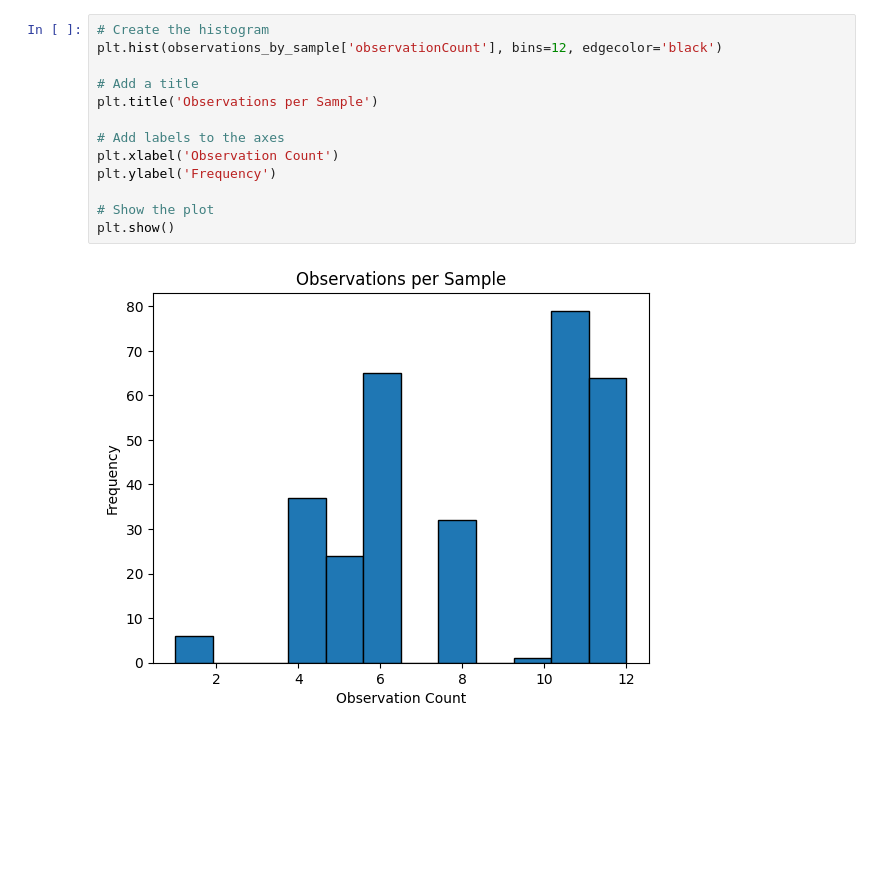
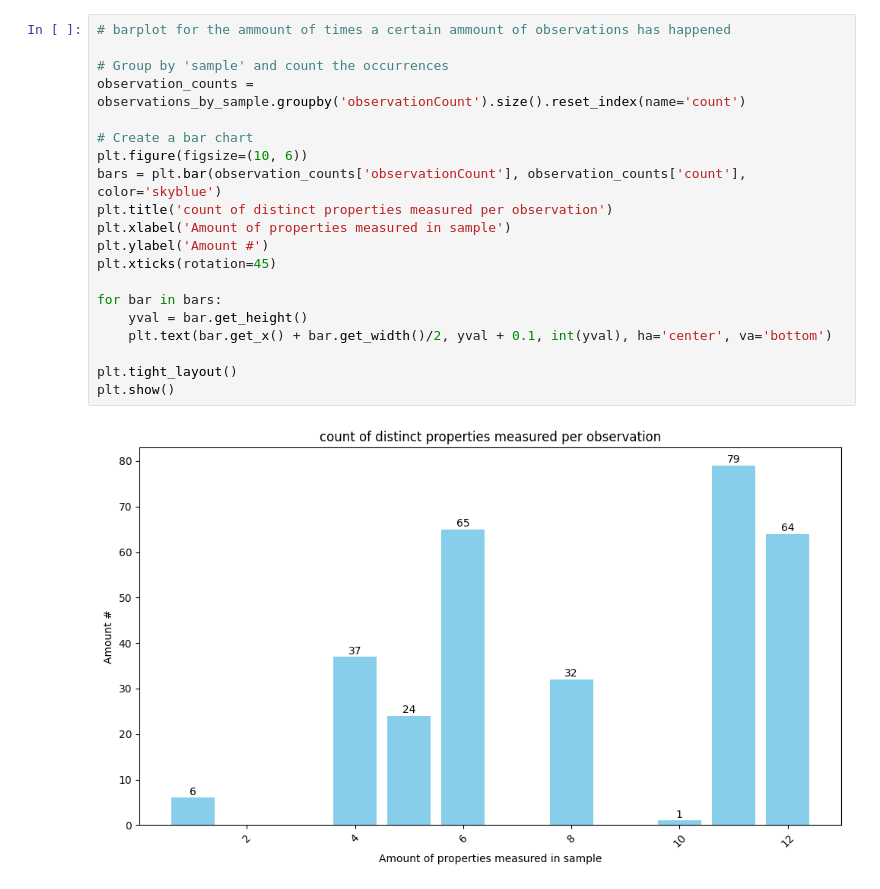
Before and after one commit to cedricdcc/demo_emobon_kgap, a Jupyter notebook: notebooks/emobon_tests.ipynb, the cells around one changed output. Cells and saved outputs as stored; diff of their text form; blank space fills up the shorter version.

```diff
--- a/notebooks/emobon_tests.ipynb
+++ b/notebooks/emobon_tests.ipynb
@@ -98,20 +177,27 @@ observations_by_sample
 | 307 | http://data.emobon.embrc.eu/obser... | 1 |
 308 rows × 2 columns
-# %%
-# Create the histogram
-plt.hist(observations_by_sample['observationCount'], bins=12, edgecolor='black')
-
-# Add a title
-plt.title('Observations per Sample')
-
-# Add labels to the axes
-plt.xlabel('Observation Count')
-plt.ylabel('Frequency')
-
-# Show the plot
-plt.show()
-# %% [output]
-[figure, removed]
+# %%
+# barplot for the ammount of times a certain ammount of observations has happened
+
+# Group by 'sample' and count the occurrences
+observation_counts = observations_by_sample.groupby('observationCount').size().reset_index(name='count')
+
+# Create a bar chart
+plt.figure(figsize=(10, 6))
+bars = plt.bar(observation_counts['observationCount'], observation_counts['count'], color='skyblue')
+plt.title('count of distinct properties measured per observation')
+plt.xlabel('Amount of properties measured in sample')
+plt.ylabel('Amount #')
+plt.xticks(rotation=45)
+
+for bar in bars:
+    yval = bar.get_height()
+    plt.text(bar.get_x() + bar.get_width()/2, yval + 0.1, int(yval), ha='center', va='bottom')
+
+plt.tight_layout()
+plt.show()
+# %% [output]
+[figure, added]
 # %%
 count_by_property = execute_to_df('count_by_property.sparql')
 count_by_property
```
Also changed, not shown: parts of 19 cells of this notebook, 3 other files.
